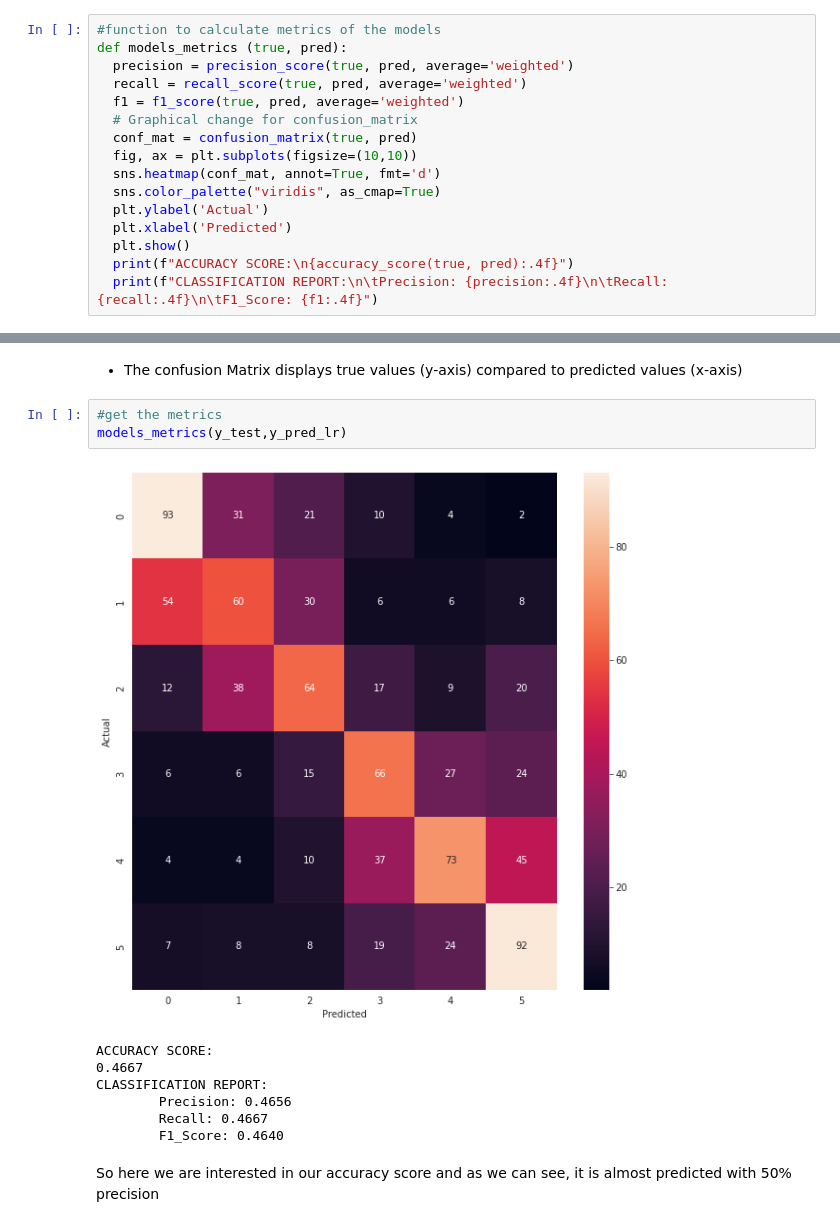
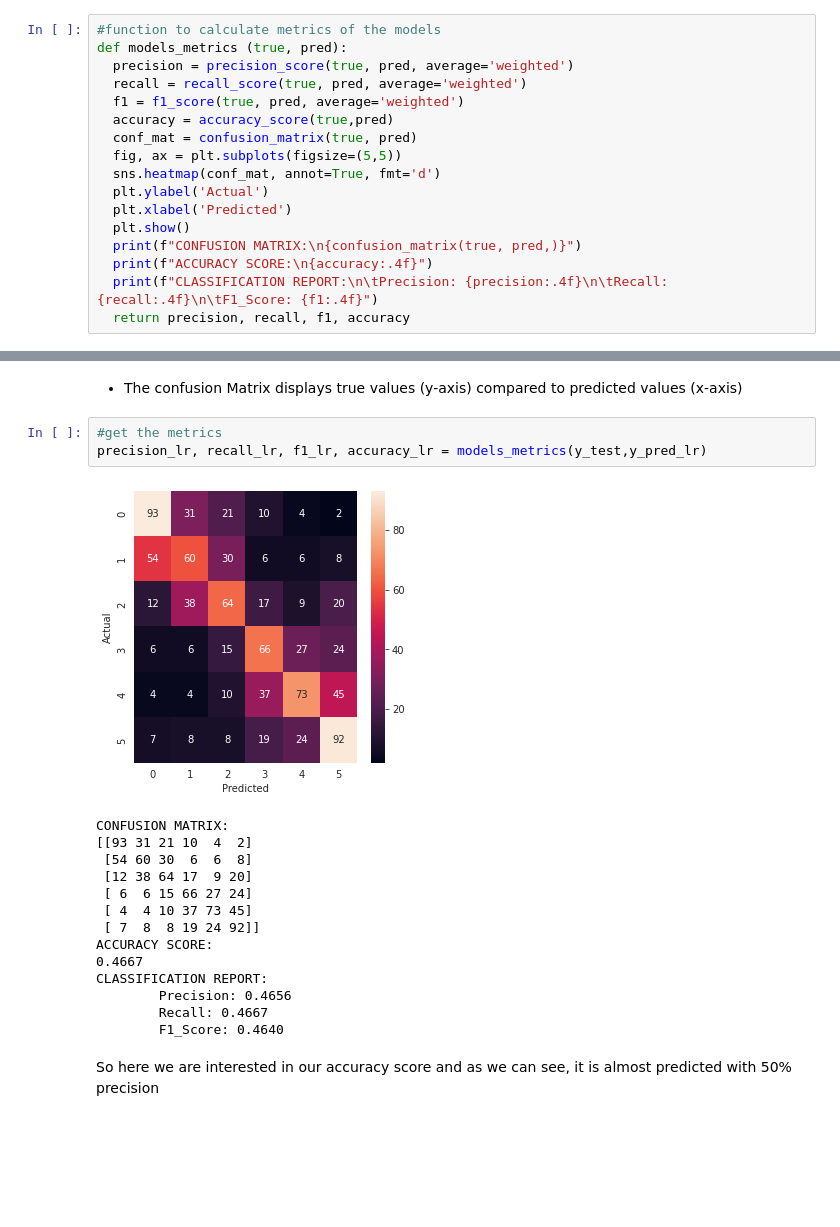
Before and after one commit to Srivathshan-Paramalingam-0505/DMML2022_UNIL_Zoom, a Jupyter notebook: different_tokenizers.ipynb, the cells around one changed output, grey strips where cells are left out. Cells and saved outputs as stored; diff of their text form; blank space fills up the shorter version.

```diff
--- a/different_tokenizers.ipynb
+++ b/different_tokenizers.ipynb
@@ -124,16 +124,17 @@ def models_metrics (true, pred):
   precision = precision_score(true, pred, average='weighted')
   recall = recall_score(true, pred, average='weighted')
   f1 = f1_score(true, pred, average='weighted')
-  # Graphical change for confusion_matrix
+  accuracy = accuracy_score(true,pred)
   conf_mat = confusion_matrix(true, pred)
-  fig, ax = plt.subplots(figsize=(10,10))
+  fig, ax = plt.subplots(figsize=(5,5))
   sns.heatmap(conf_mat, annot=True, fmt='d')
-  sns.color_palette("viridis", as_cmap=True)
   plt.ylabel('Actual')
   plt.xlabel('Predicted')
   plt.show()
-  print(f"ACCURACY SCORE:\n{accuracy_score(true, pred):.4f}")
+  print(f"CONFUSION MATRIX:\n{confusion_matrix(true, pred,)}")
+  print(f"ACCURACY SCORE:\n{accuracy:.4f}")
   print(f"CLASSIFICATION REPORT:\n\tPrecision: {precision:.4f}\n\tRecall: {recall:.4f}\n\tF1_Score: {f1:.4f}")
+  return precision, recall, f1, accuracy
 # %%
 #predict on test split
 y_pred_lr = pipe.predict(X_test)
@@ -141,9 +142,16 @@ y_pred_lr = pipe.predict(X_test)
 - The confusion Matrix displays true values (y-axis) compared to predicted values (x-axis)
 # %%
 #get the metrics
-models_metrics(y_test,y_pred_lr)
+precision_lr, recall_lr, f1_lr, accuracy_lr = models_metrics(y_test,y_pred_lr)
 # %% [output]
-[figure, old version]
+[figure, new version]
+CONFUSION MATRIX:
+[[93 31 21 10  4  2]
+ [54 60 30  6  6  8]
+ [12 38 64 17  9 20]
+ [ 6  6 15 66 27 24]
+ [ 4  4 10 37 73 45]
+ [ 7  8  8 19 24 92]]
 ACCURACY SCORE:
 0.4667
 CLASSIFICATION REPORT:
```
Also changed, not shown: parts of 17 cells of this notebook.
